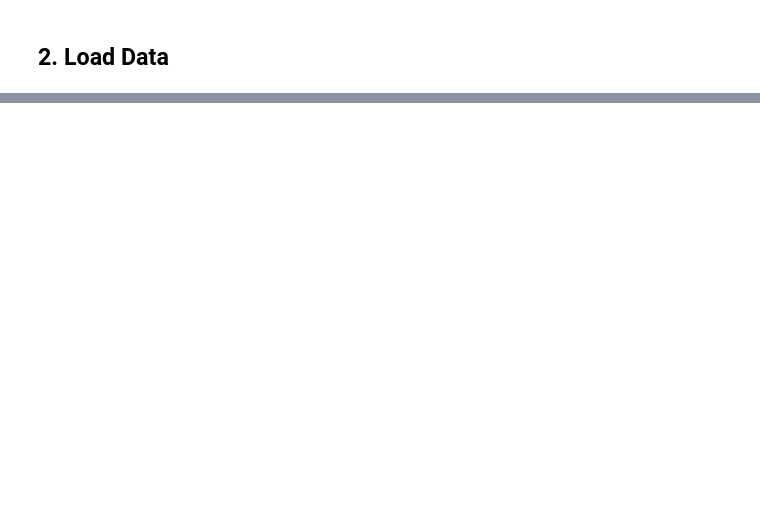
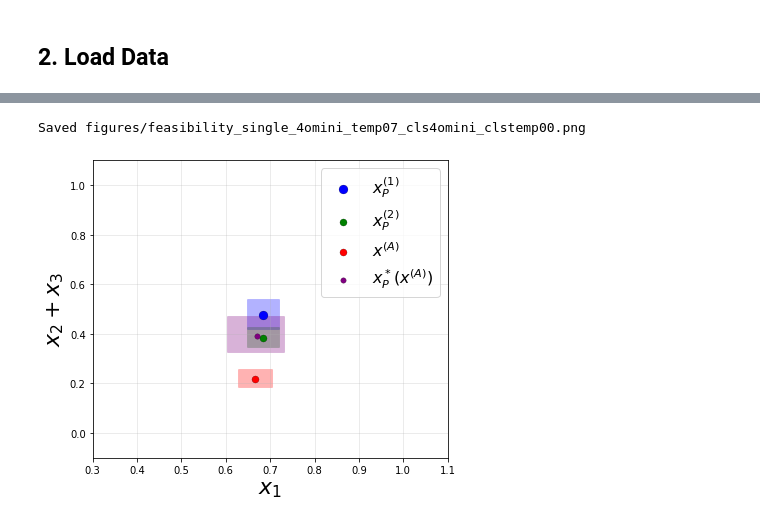
Before and after one commit to nivasini/aggregation_compound_ai, a Jupyter notebook: mechanisms/mechanisms.ipynb, the cells around one changed output, grey strips where cells are left out. Cells and saved outputs as stored; diff of their text form; code cells hidden in the pictures; blank space fills up the shorter version.

```diff
--- a/mechanisms/mechanisms.ipynb
+++ b/mechanisms/mechanisms.ipynb
@@ -225,0 +461,8 @@ x3             [0.0091, 0.0304]         [0.0165, 0.0429]    0.0000
+# %%
+plot_experiment("feasibility", x_idx=0, y_idx_or_sum='sum_rest',
+    xlabel=r'$x_1$', ylabel=r'$x_2 + x_3$',
+    xlim=(0.3, 1.1), ylim=(-0.1, 1.1),
+    save_name="feasibility")
+# %% [output]
+Saved figures/feasibility_single_4omini_temp07_cls4omini_clstemp00.png
+[figure, added]
```
Also changed, not shown: parts of 21 cells of this notebook, 1 other file.
